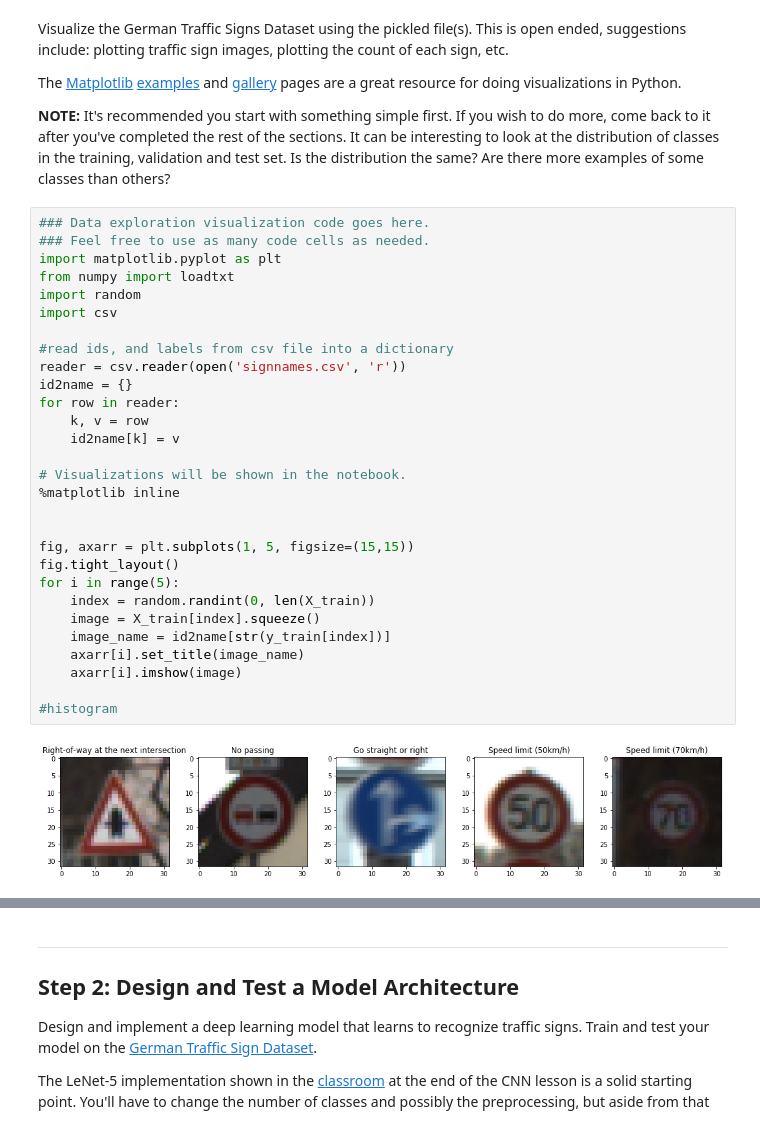
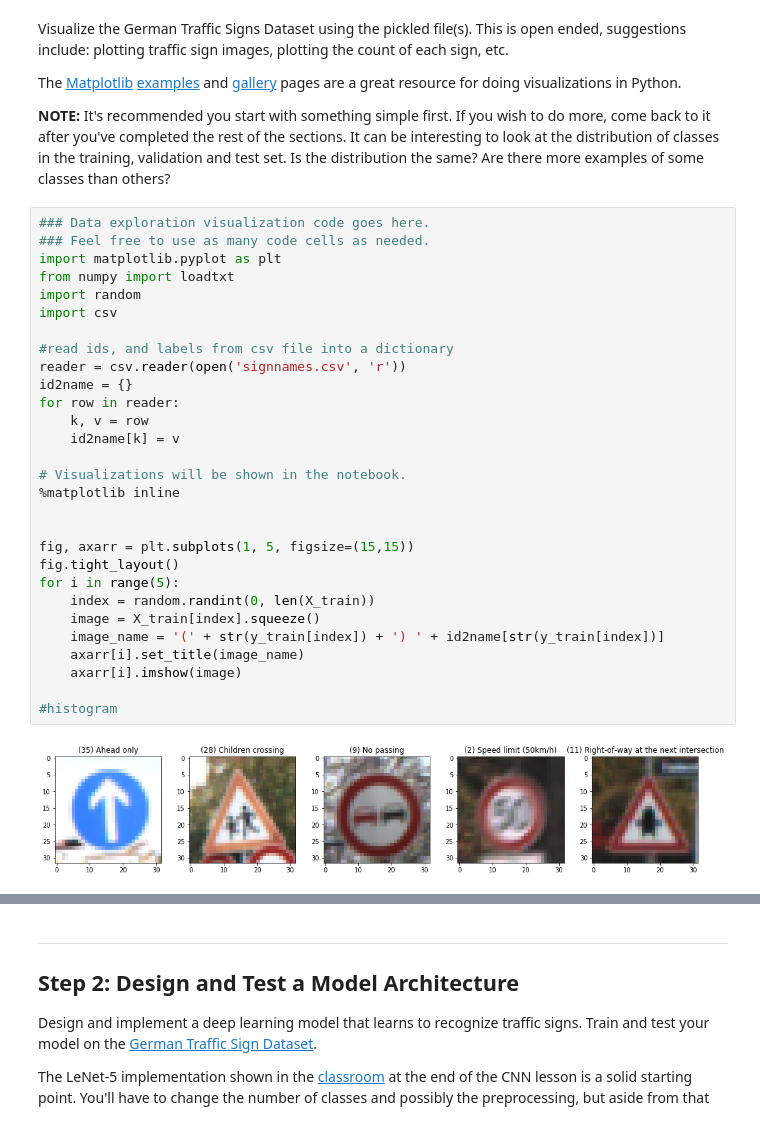
Before and after one commit to pionoor/CarND-Traffic-Sign-Classifier-P2, a Jupyter notebook: Traffic_Sign_Classifier.ipynb, the cells around one changed output, grey strips where cells are left out. Cells and saved outputs as stored; diff of their text form.

```diff
--- a/Traffic_Sign_Classifier.ipynb
+++ b/Traffic_Sign_Classifier.ipynb
@@ -95,31 +95,31 @@ The [Matplotlib](http://matplotlib.org/) [examples](http://matplotlib.org/exampl
 # %%
 ### Data exploration visualization code goes here.
 ### Feel free to use as many code cells as needed.
 import matplotlib.pyplot as plt
 from numpy import loadtxt
 import random
 import csv
 
 #read ids, and labels from csv file into a dictionary
 reader = csv.reader(open('signnames.csv', 'r'))
 id2name = {}
 for row in reader:
     k, v = row
     id2name[k] = v
 
 # Visualizations will be shown in the notebook.
 %matplotlib inline
 
 
 fig, axarr = plt.subplots(1, 5, figsize=(15,15))
 fig.tight_layout()
 for i in range(5):
     index = random.randint(0, len(X_train))
     image = X_train[index].squeeze()
-    image_name = id2name[str(y_train[index])]
+    image_name = '(' + str(y_train[index]) + ') ' + id2name[str(y_train[index])]
     axarr[i].set_title(image_name)
     axarr[i].imshow(image)
 
 #histogram
 # %% [output]
-[figure, old version]
+[figure, new version]
```
Also changed, not shown: parts of 3 cells of this notebook.
